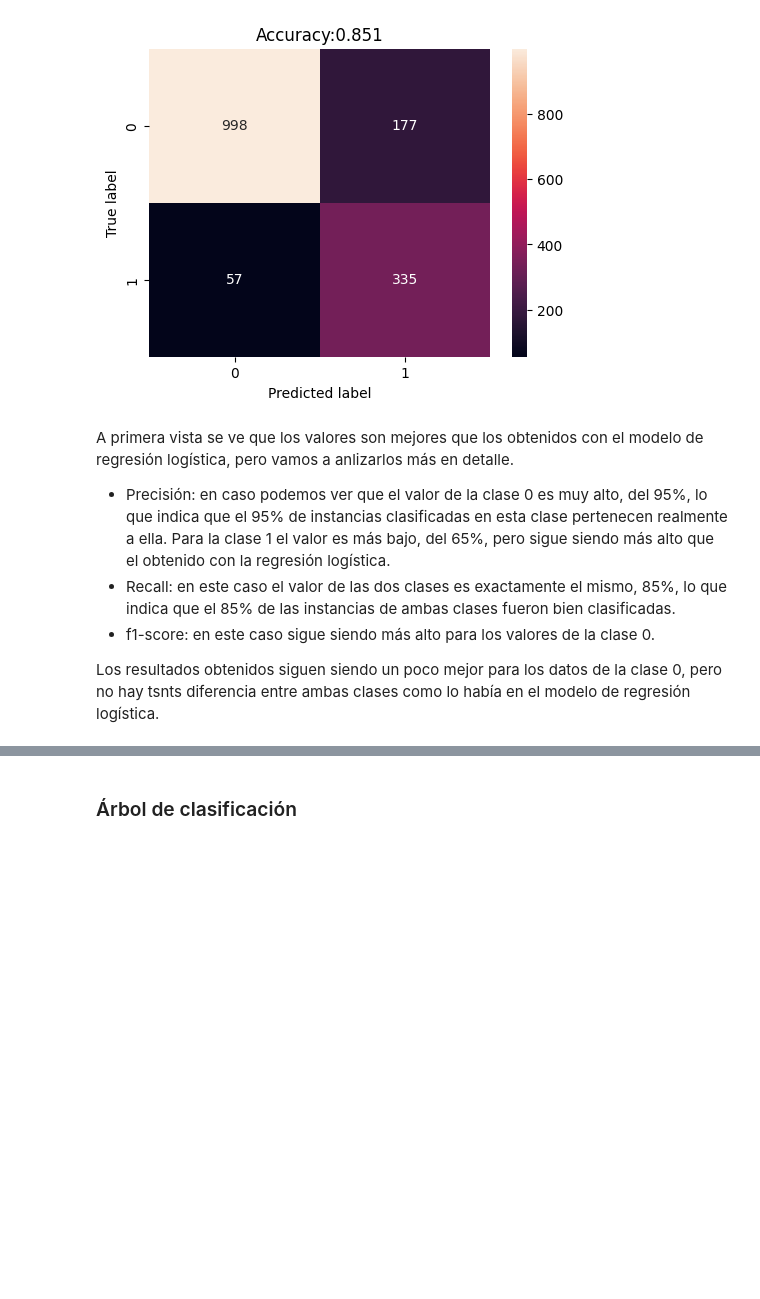
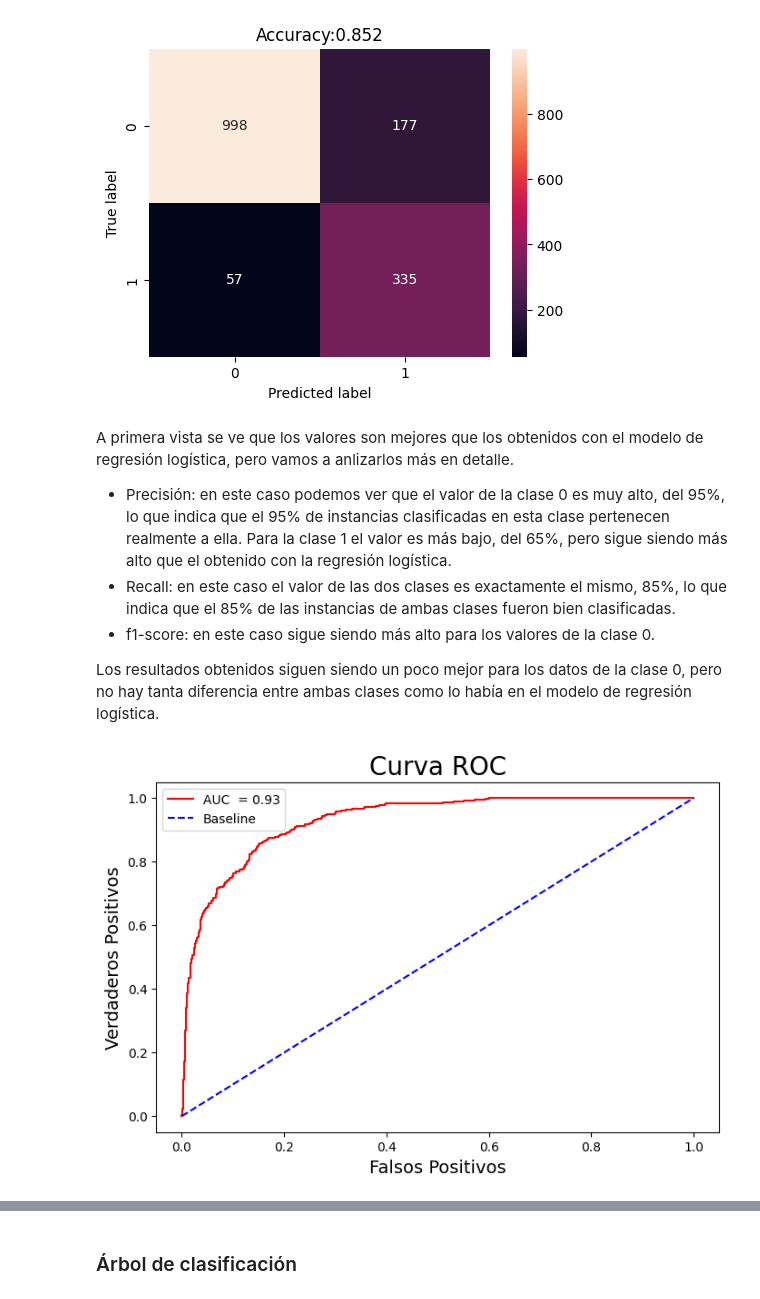
Before and after one commit to GLuis189/GRUPO13_Practica1, a Jupyter notebook: main.ipynb, the cells around one changed output, grey strips where cells are left out. Cells and saved outputs as stored; diff of their text form; code cells hidden in the pictures; blank space fills up the shorter version.

```diff
--- a/main.ipynb
+++ b/main.ipynb
@@ -1710,7 +1708,7 @@ Vamos a probar también un modelo SVM con un kernel gaussiano. En este caso, ade
 # ==============================================================================
 param_grid = {'SVC__C': [0.1, 1, 10, 100],
               'SVC__gamma': [0.001, 0.01, 0.1, 1, 10, 100]}
-modelo_svc_hp = SVC(kernel= "rbf", class_weight='balanced')
+modelo_svc_hp = SVC(kernel= "rbf", class_weight='balanced', probability = True)
 pipe_svc_hp =  Pipeline([
     ('scale', scaler),
     ('SVC', modelo_svc_hp)])
@@ -1726,7 +1724,7 @@ grid = GridSearchCV(
         n_jobs     = -1,
         cv         = inner,
         verbose    = 0,
-        return_train_score = True
+        return_train_score = True,
       )
 
 # Se asigna el resultado a _ para que no se imprima por pantalla
@@ -1740,7 +1738,7 @@ accuracy = balanced_accuracy_score(
            )
 modelo_final_svc = grid.best_estimator_
 print("")
-print(f"El accuracy de test es: {100*accuracy}%")
+print(f"El accuracy de test es: {accuracy}")
 t_svc_hp = t2 -t1
 print("Tiempo de entrenamiento ", t_svc_hp)
 print("Mejores parámetros: ", grid.best_params_)
@@ -1782,8 +1780,25 @@ weighted avg       0.87      0.85      0.86      1567
 [figure]
 # %% [markdown]
 A primera vista se ve que los valores son mejores que los obtenidos con el modelo de regresión logística, pero vamos a anlizarlos más en detalle.
-- Precisión: en caso podemos ver que el valor de la clase 0 es muy alto, del 95%, lo que indica que el 95% de instancias clasificadas en esta clase pertenecen realmente a ella. Para la clase 1 el valor es más bajo, del 65%, pero sigue siendo más alto que el obtenido con la regresión logística.
+- Precisión: en este caso podemos ver que el valor de la clase 0 es muy alto, del 95%, lo que indica que el 95% de instancias clasificadas en esta clase pertenecen realmente a ella. Para la clase 1 el valor es más bajo, del 65%, pero sigue siendo más alto que el obtenido con la regresión logística.
 - Recall: en este caso el valor de las dos clases es exactamente el mismo, 85%, lo que indica que el 85% de las instancias de ambas clases fueron bien clasificadas.
 - f1-score: en este caso sigue siendo más alto para los valores de la clase 0.
 
-Los resultados obtenidos siguen siendo un poco mejor para los datos de la clase 0, pero no hay tsnts diferencia entre ambas clases como lo había en el modelo de regresión logística.
+Los resultados obtenidos siguen siendo un poco mejor para los datos de la clase 0, pero no hay tanta diferencia entre ambas clases como lo había en el modelo de regresión logística.
+# %%
+#Obtenemos las curva ROC y el área bajo la curva (AUC)
+
+probs = modelo_final_svc.predict_proba(X_test_c)[:, 1]
+
+auc = metrics.roc_auc_score(y_test_c, probs)
+fpr, tpr, thresholds = metrics.roc_curve(y_test_c, probs)
+
+plt.figure(figsize=(8, 5))
+plt.plot(fpr, tpr, label=f'AUC  = {auc:.2f}', color='red')
+plt.plot([0, 1], [0, 1], color='blue', linestyle='--', label='Baseline')
+plt.title('Curva ROC', size=20)
+plt.xlabel('Falsos Positivos', size=14)
+plt.ylabel('Verdaderos Positivos', size=14)
+plt.legend();
+# %% [output]
+[figure, added]
```
Also changed, not shown: parts of 75 cells of this notebook.
